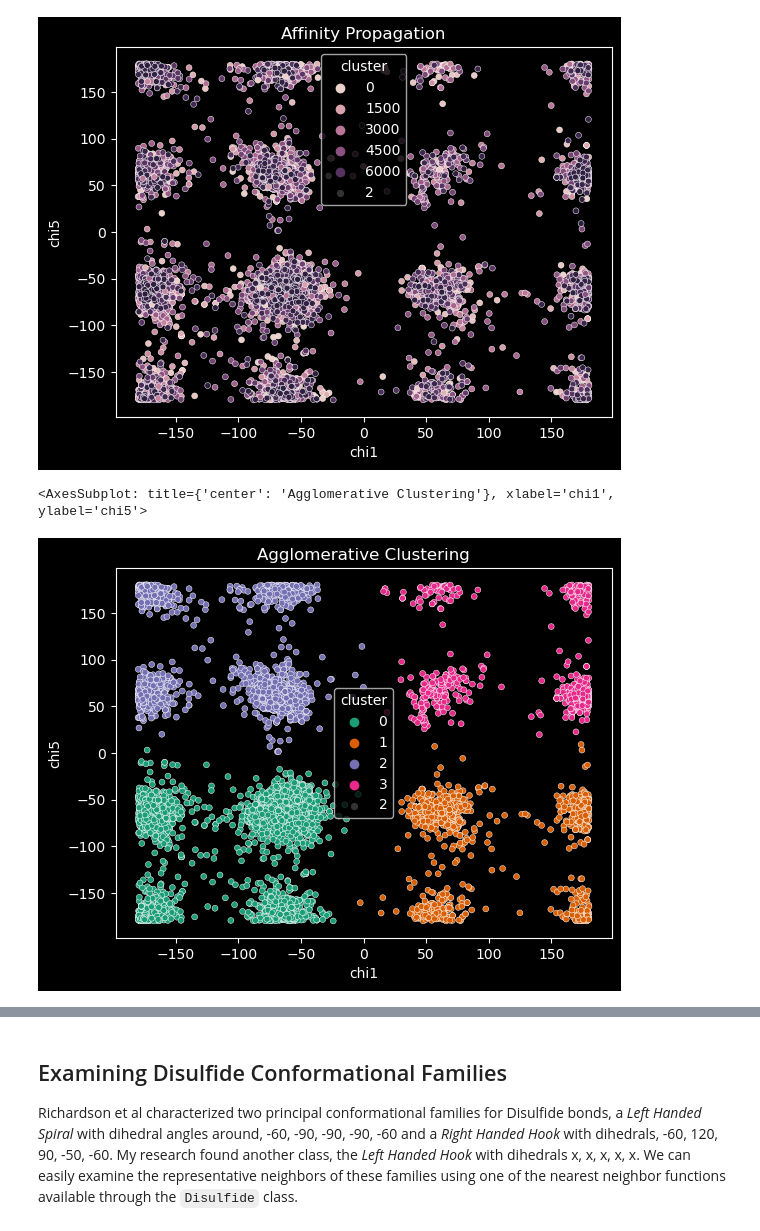
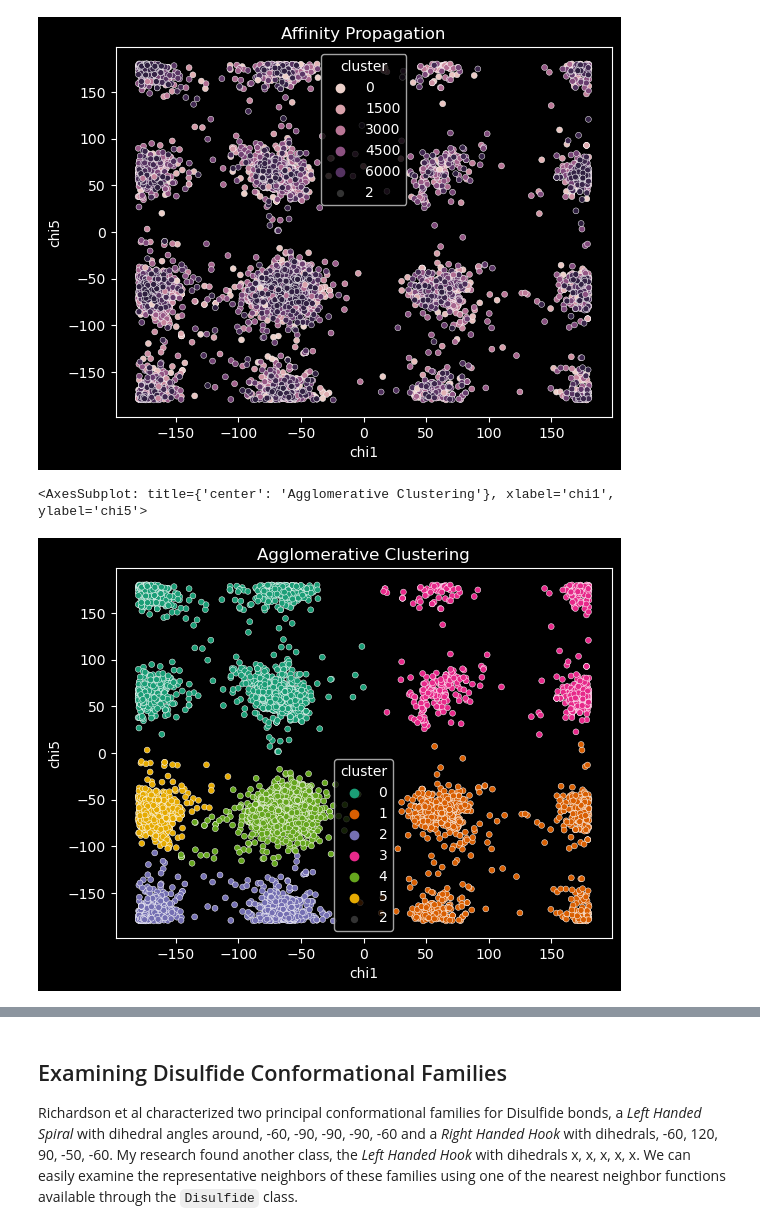
Before and after one commit to suchanek/proteusPy, a Jupyter notebook: notebooks/DisulfideAnalysis.ipynb, the cells around one changed output, grey strips where cells are left out. Cells and saved outputs as stored; diff of their text form; code cells hidden in the pictures.

```diff
--- a/notebooks/DisulfideAnalysis.ipynb
+++ b/notebooks/DisulfideAnalysis.ipynb
@@ -108,4 +108,4 @@ We can load the database and display the first disulfide as shown below. The mol
 * Disulfide torsion length (5-dimensional vector length) (degrees)
 # %%
 # default parameters will read from the package itself.
-PDB_SS = DisulfideLoader(verbose=True, subset=False)
+PDB_SS = DisulfideLoader(verbose=True, subset=True)
@@ -625,21 +589,20 @@ sns.scatterplot(x='chi1', y='chi5', data=X, hue='cluster', ax=ax, size=2)
 # %%
 # takes over an hour for full dataset
 from sklearn.cluster import AgglomerativeClustering
-n_clusters = 16
 custom_palette = sns.color_palette("Dark2", n_clusters)
 
-n_clusters = 4
+n_clusters = 6
 
 tor_df = SS_df[['chi1', 'chi2', 'chi3', 'chi4', 'chi5', 'torsion_length']].copy()
 X = tor_df.copy()
 
 agg_model = AgglomerativeClustering(n_clusters=n_clusters)
 
 X['cluster'] = agg_model.fit_predict(X[['chi1', 'chi5']])
 
 fig, ax = plt.subplots()
 ax.set(title='Agglomerative Clustering')
 sns.scatterplot(x='chi1', y='chi5', data=X, hue='cluster', ax=ax, size=2, palette=custom_palette)
 # %% [output]
 <AxesSubplot: title={'center': 'Agglomerative Clustering'}, xlabel='chi1', ylabel='chi5'>
-[figure, old version]
+[figure, new version]
```
Also changed, not shown: parts of 10 cells of this notebook, 6 other files.
